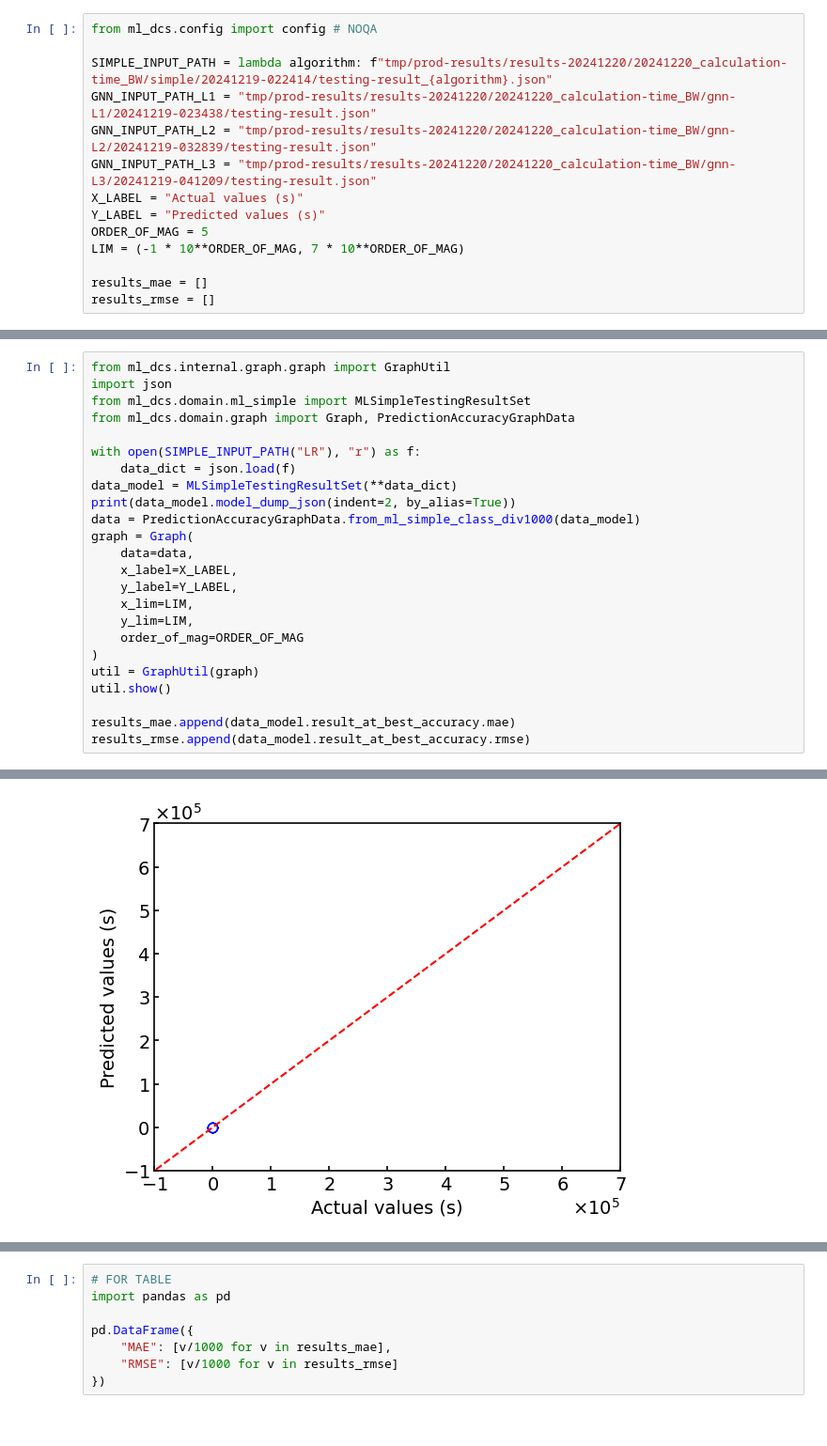
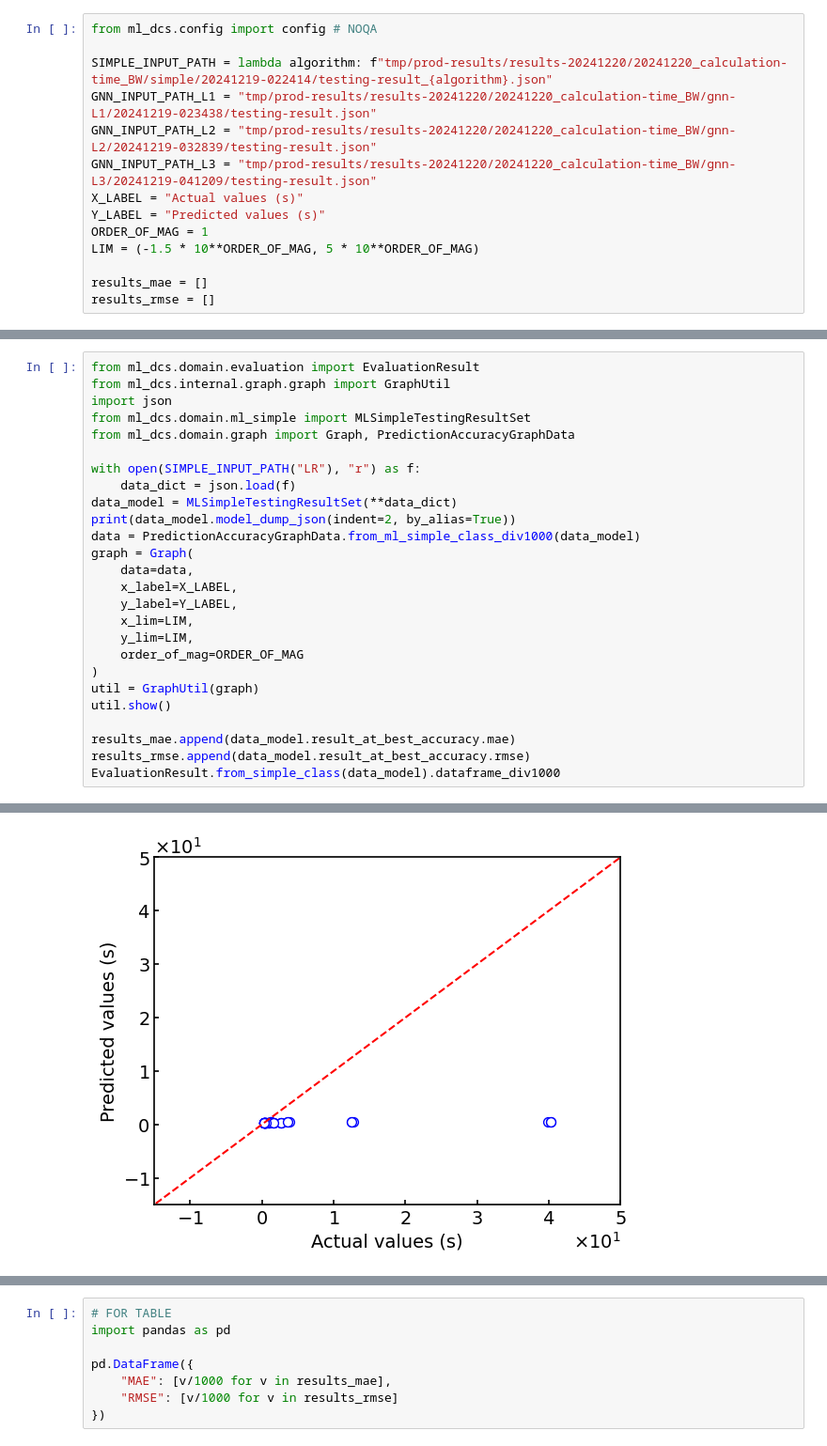
Before and after one commit to ITK13201/ml-dcs, a Jupyter notebook: ml-dcs/notebooks/evaluation_20241220/results/unknown_scenarios/calculation-time_BW.ipynb, the cells around one changed output, grey strips where cells are left out. Shown: that part at 94% size. Saved outputs shown, nothing was run; the diff lists cells and outputs as text.

```diff
--- a/ml-dcs/notebooks/evaluation_20241220/results/unknown_scenarios/calculation-time_BW.ipynb
+++ b/ml-dcs/notebooks/evaluation_20241220/results/unknown_scenarios/calculation-time_BW.ipynb
@@ -7,8 +7,8 @@ GNN_INPUT_PATH_L2 = "tmp/prod-results/results-20241220/20241220_calculation-time
 GNN_INPUT_PATH_L3 = "tmp/prod-results/results-20241220/20241220_calculation-time_BW/gnn-L3/20241219-041209/testing-result.json"
 X_LABEL = "Actual values (s)"
 Y_LABEL = "Predicted values (s)"
-ORDER_OF_MAG = 5
-LIM = (-1 * 10**ORDER_OF_MAG, 7 * 10**ORDER_OF_MAG)
+ORDER_OF_MAG = 1
+LIM = (-1.5 * 10**ORDER_OF_MAG, 5 * 10**ORDER_OF_MAG)
 
 results_mae = []
 results_rmse = []
@@ -144,4 +146,5 @@ results_rmse.append(data_model.result_at_best_accuracy.rmse)
 # %%
+from ml_dcs.domain.evaluation import EvaluationResult
 from ml_dcs.internal.graph.graph import GraphUtil
 import json
 from ml_dcs.domain.ml_simple import MLSimpleTestingResultSet
@@ -156,31 +159,32 @@ graph = Graph(
     data=data,
     x_label=X_LABEL,
     y_label=Y_LABEL,
     x_lim=LIM,
     y_lim=LIM,
     order_of_mag=ORDER_OF_MAG
 )
 util = GraphUtil(graph)
 util.show()
 
 results_mae.append(data_model.result_at_best_accuracy.mae)
 results_rmse.append(data_model.result_at_best_accuracy.rmse)
+EvaluationResult.from_simple_class(data_model).dataframe_div1000
 # %% [output]
 {
   "algorithm": "Logistic Regression",
   "results": [
     {
       "algorithm": "Logistic Regression",
       "random_state": 42,
       "duration": "PT0.001521S",
       "mae": 3806.3125,
       "mse": 108747096.6875,
       "rmse": 10428.187603198363,
       "r_squared": -0.1434672430170767
     }
 ... (262 lines left out)
   "duration_avg": "PT0.001521S",
   "mae_variance": 0.0,
   "r_squared_variance": 0.0
 }
-[figure, old version]
+[figure, new version]
```
Also changed, not shown: parts of 8 cells of this notebook, 9 other files.
